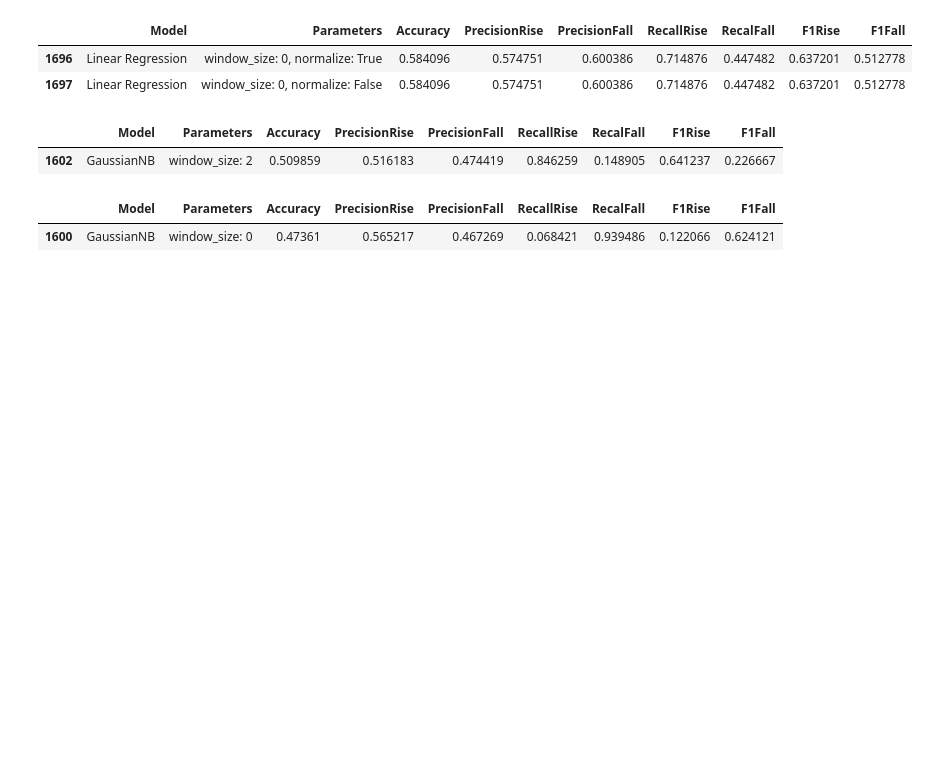
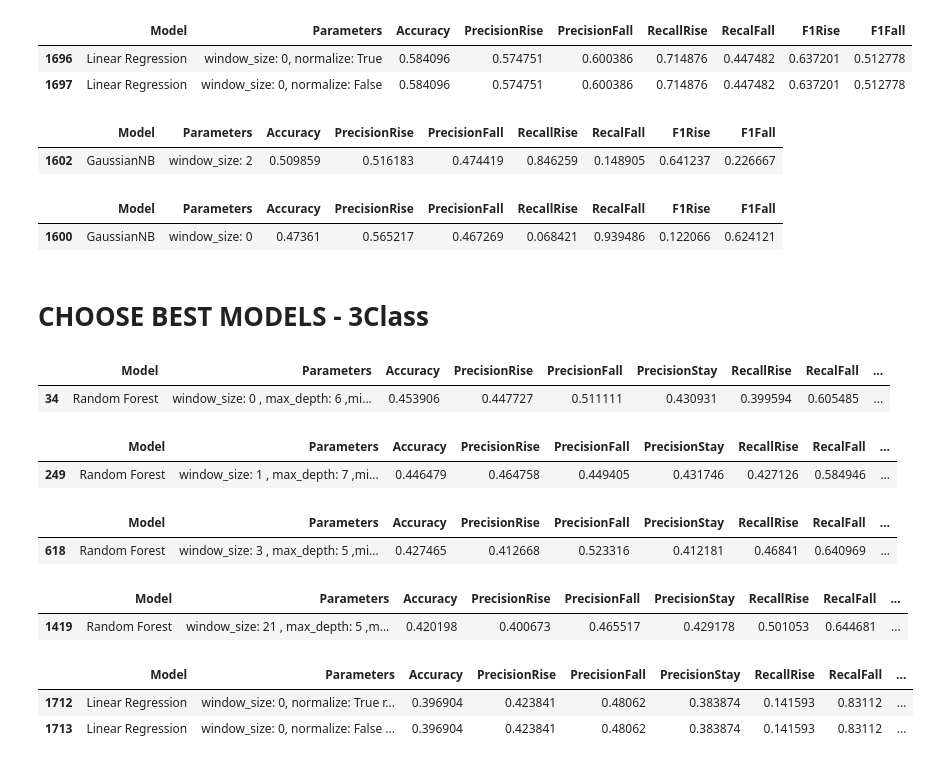
Before and after one commit to KrizanPeter/DP3_Repo, a Jupyter notebook: Experiment NTB.ipynb, the cells around one changed output. Drawn from its saved outputs; the diff is of its cells as text; code cells hidden in the pictures; blank space fills up the shorter version.

Commit message:
resultdf

```diff
--- a/Experiment NTB.ipynb
+++ b/Experiment NTB.ipynb
@@ -410,3 +415,33 @@ resultDf[resultDf['RecalFall'] == resultDf.RecalFall.max()]
 # %% [output]
 |  | Model | Parameters | Accuracy | PrecisionRise | PrecisionFall | RecallRise | RecalFall | F1Rise | F1Fall |
 | 1600 | GaussianNB | window_size: 0 | 0.47361 | 0.565217 | 0.467269 | 0.068421 | 0.939486 | 0.122066 | 0.624121 |
+# %% [markdown]
+# CHOOSE BEST MODELS - 3Class
+# %%
+resultDf = OpenThreeClassResult()
+# %%
+resultDf[resultDf['Accuracy'] == resultDf.Accuracy.max()]
+# %% [output]
+|  | Model | Parameters | Accuracy | PrecisionRise | PrecisionFall | PrecisionStay | RecallRise | RecalFall | ... |
+| 34 | Random Forest | window_size: 0 , max_depth: 6 ,mi... | 0.453906 | 0.447727 | 0.511111 | 0.430931 | 0.399594 | 0.605485 | ... |
+# %%
+resultDf[resultDf['PrecisionRise'] == resultDf.PrecisionRise.max()]
+# %% [output]
+|  | Model | Parameters | Accuracy | PrecisionRise | PrecisionFall | PrecisionStay | RecallRise | RecalFall | ... |
+| 249 | Random Forest | window_size: 1 , max_depth: 7 ,mi... | 0.446479 | 0.464758 | 0.449405 | 0.431746 | 0.427126 | 0.584946 | ... |
+# %%
+resultDf[resultDf['PrecisionFall'] == resultDf.PrecisionFall.max()]
+# %% [output]
+|  | Model | Parameters | Accuracy | PrecisionRise | PrecisionFall | PrecisionStay | RecallRise | RecalFall | ... |
+| 618 | Random Forest | window_size: 3 , max_depth: 5 ,mi... | 0.427465 | 0.412668 | 0.523316 | 0.412181 | 0.46841 | 0.640969 | ... |
+# %%
+resultDf[resultDf['RecallRise'] == resultDf.RecallRise.max()]
+# %% [output]
+|  | Model | Parameters | Accuracy | PrecisionRise | PrecisionFall | PrecisionStay | RecallRise | RecalFall | ... |
+| 1419 | Random Forest | window_size: 21 , max_depth: 5 ,m... | 0.420198 | 0.400673 | 0.465517 | 0.429178 | 0.501053 | 0.644681 | ... |
+# %%
+resultDf[resultDf['RecalFall'] == resultDf.RecalFall.max()]
+# %% [output]
+|  | Model | Parameters | Accuracy | PrecisionRise | PrecisionFall | PrecisionStay | RecallRise | RecalFall | ... |
+| 1712 | Linear Regression | window_size: 0, normalize: True r... | 0.396904 | 0.423841 | 0.48062 | 0.383874 | 0.141593 | 0.83112 | ... |
+| 1713 | Linear Regression | window_size: 0, normalize: False ... | 0.396904 | 0.423841 | 0.48062 | 0.383874 | 0.141593 | 0.83112 | ... |
```
Also changed, not shown: parts of 15 cells of this notebook, 2 other files.
